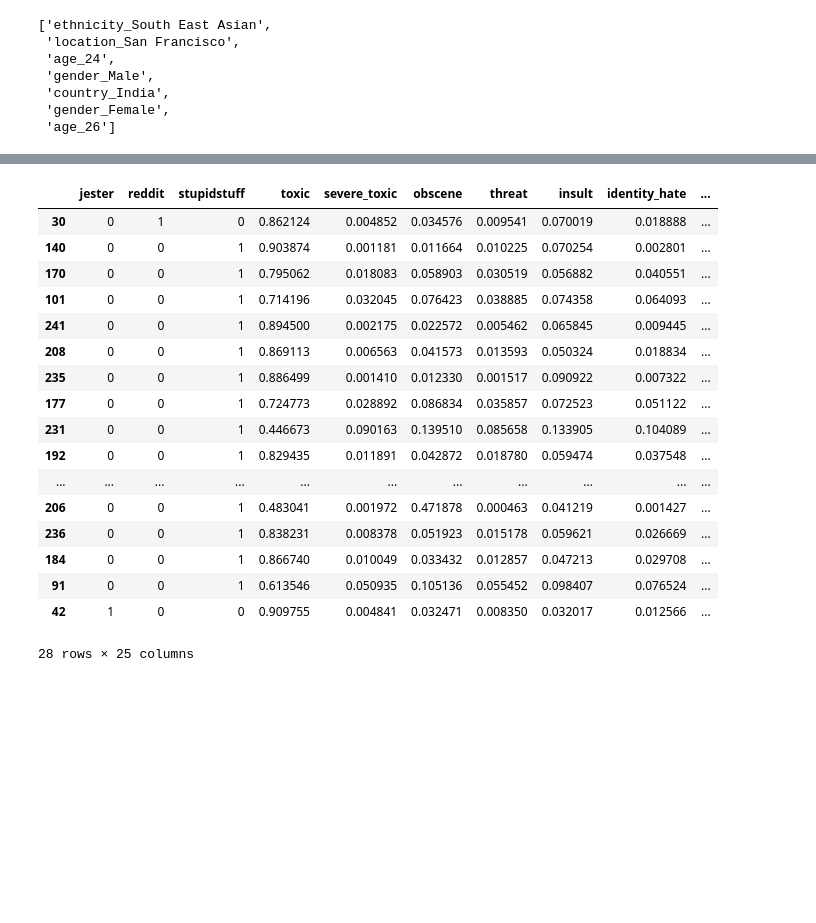
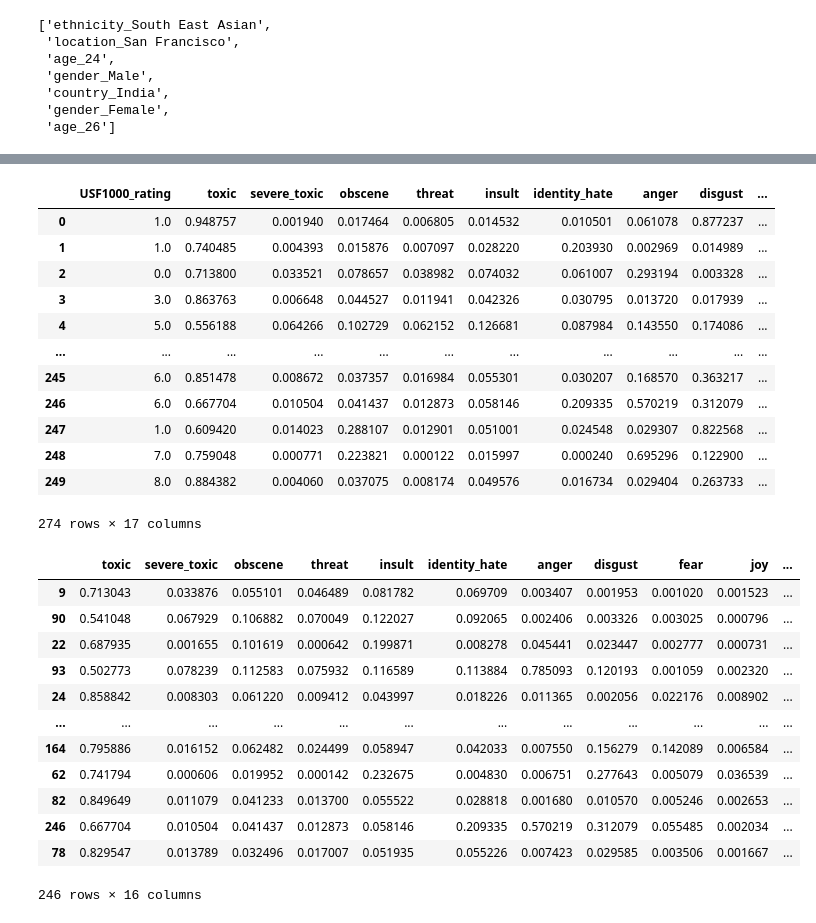
Before and after one commit to rishsanyal/comedian, a Jupyter notebook: final.ipynb, the cells around one changed output, grey strips where cells are left out. Drawn from its saved outputs; the diff is of its cells as text; code cells hidden in the pictures; blank space fills up the shorter version.

```diff
--- a/final.ipynb
+++ b/final.ipynb
@@ -870,31 +849,42 @@ sns.heatmap(jokes_df.corr(), annot=True)
+# %%
+jokes_df
+# %% [output]
+|  | USF1000_rating | toxic | severe_toxic | obscene | threat | insult | identity_hate | anger | disgust | ... |
+| 0 | 1.0 | 0.948757 | 0.001940 | 0.017464 | 0.006805 | 0.014532 | 0.010501 | 0.061078 | 0.877237 | ... |
+| 1 | 1.0 | 0.740485 | 0.004393 | 0.015876 | 0.007097 | 0.028220 | 0.203930 | 0.002969 | 0.014989 | ... |
+| 2 | 0.0 | 0.713800 | 0.033521 | 0.078657 | 0.038982 | 0.074032 | 0.061007 | 0.293194 | 0.003328 | ... |
+| 3 | 3.0 | 0.863763 | 0.006648 | 0.044527 | 0.011941 | 0.042326 | 0.030795 | 0.013720 | 0.017939 | ... |
+| 4 | 5.0 | 0.556188 | 0.064266 | 0.102729 | 0.062152 | 0.126681 | 0.087984 | 0.143550 | 0.174086 | ... |
+| ... | ... | ... | ... | ... | ... | ... | ... | ... | ... | ... |
+| 245 | 6.0 | 0.851478 | 0.008672 | 0.037357 | 0.016984 | 0.055301 | 0.030207 | 0.168570 | 0.363217 | ... |
+| 246 | 6.0 | 0.667704 | 0.010504 | 0.041437 | 0.012873 | 0.058146 | 0.209335 | 0.570219 | 0.312079 | ... |
+| 247 | 1.0 | 0.609420 | 0.014023 | 0.288107 | 0.012901 | 0.051001 | 0.024548 | 0.029307 | 0.822568 | ... |
+| 248 | 7.0 | 0.759048 | 0.000771 | 0.223821 | 0.000122 | 0.015997 | 0.000240 | 0.695296 | 0.122900 | ... |
+| 249 | 8.0 | 0.884382 | 0.004060 | 0.037075 | 0.008174 | 0.049576 | 0.016734 | 0.029404 | 0.263733 | ... |
+274 rows × 17 columns
 # %%
 from sklearn.model_selection import train_test_split
 
 label_df_buddy = jokes_df[target_user_traits['user_id'] + '_rating']
-jokes_df = jokes_df.drop([target_user_traits['user_id'] + '_rating', target_user_traits['user_id'] + '_rating'], axis=1)
+jokes_df = jokes_df.drop([target_user_traits['user_id'] + '_rating'], axis=1)
 
 X_train_buddy, X_test_buddy, y_train_buddy, y_test_buddy = train_test_split(jokes_df, label_df_buddy , test_size=0.1, random_state=42)
-# %%
-X_test_buddy
-# %% [output]
-|  | jester | reddit | stupidstuff | toxic | severe_toxic | obscene | threat | insult | identity_hate | ... |
-| 30 | 0 | 1 | 0 | 0.862124 | 0.004852 | 0.034576 | 0.009541 | 0.070019 | 0.018888 | ... |
-| 140 | 0 | 0 | 1 | 0.903874 | 0.001181 | 0.011664 | 0.010225 | 0.070254 | 0.002801 | ... |
-| 170 | 0 | 0 | 1 | 0.795062 | 0.018083 | 0.058903 | 0.030519 | 0.056882 | 0.040551 | ... |
-| 101 | 0 | 0 | 1 | 0.714196 | 0.032045 | 0.076423 | 0.038885 | 0.074358 | 0.064093 | ... |
-| 241 | 0 | 0 | 1 | 0.894500 | 0.002175 | 0.022572 | 0.005462 | 0.065845 | 0.009445 | ... |
-| 208 | 0 | 0 | 1 | 0.869113 | 0.006563 | 0.041573 | 0.013593 | 0.050324 | 0.018834 | ... |
-| 235 | 0 | 0 | 1 | 0.886499 | 0.001410 | 0.012330 | 0.001517 | 0.090922 | 0.007322 | ... |
-| 177 | 0 | 0 | 1 | 0.724773 | 0.028892 | 0.086834 | 0.035857 | 0.072523 | 0.051122 | ... |
-| 231 | 0 | 0 | 1 | 0.446673 | 0.090163 | 0.139510 | 0.085658 | 0.133905 | 0.104089 | ... |
-| 192 | 0 | 0 | 1 | 0.829435 | 0.011891 | 0.042872 | 0.018780 | 0.059474 | 0.037548 | ... |
-| ... | ... | ... | ... | ... | ... | ... | ... | ... | ... | ... |
-| 206 | 0 | 0 | 1 | 0.483041 | 0.001972 | 0.471878 | 0.000463 | 0.041219 | 0.001427 | ... |
-| 236 | 0 | 0 | 1 | 0.838231 | 0.008378 | 0.051923 | 0.015178 | 0.059621 | 0.026669 | ... |
-| 184 | 0 | 0 | 1 | 0.866740 | 0.010049 | 0.033432 | 0.012857 | 0.047213 | 0.029708 | ... |
-| 91 | 0 | 0 | 1 | 0.613546 | 0.050935 | 0.105136 | 0.055452 | 0.098407 | 0.076524 | ... |
-| 42 | 1 | 0 | 0 | 0.909755 | 0.004841 | 0.032471 | 0.008350 | 0.032017 | 0.012566 | ... |
-28 rows × 25 columns
+# %%
+X_train_buddy
+# %% [output]
+|  | toxic | severe_toxic | obscene | threat | insult | identity_hate | anger | disgust | fear | joy | ... |
+| 9 | 0.713043 | 0.033876 | 0.055101 | 0.046489 | 0.081782 | 0.069709 | 0.003407 | 0.001953 | 0.001020 | 0.001523 | ... |
+| 90 | 0.541048 | 0.067929 | 0.106882 | 0.070049 | 0.122027 | 0.092065 | 0.002406 | 0.003326 | 0.003025 | 0.000796 | ... |
+| 22 | 0.687935 | 0.001655 | 0.101619 | 0.000642 | 0.199871 | 0.008278 | 0.045441 | 0.023447 | 0.002777 | 0.000731 | ... |
+| 93 | 0.502773 | 0.078239 | 0.112583 | 0.075932 | 0.116589 | 0.113884 | 0.785093 | 0.120193 | 0.001059 | 0.002320 | ... |
+| 24 | 0.858842 | 0.008303 | 0.061220 | 0.009412 | 0.043997 | 0.018226 | 0.011365 | 0.002056 | 0.022176 | 0.008902 | ... |
+| ... | ... | ... | ... | ... | ... | ... | ... | ... | ... | ... | ... |
+| 164 | 0.795886 | 0.016152 | 0.062482 | 0.024499 | 0.058947 | 0.042033 | 0.007550 | 0.156279 | 0.142089 | 0.006584 | ... |
+| 62 | 0.741794 | 0.000606 | 0.019952 | 0.000142 | 0.232675 | 0.004830 | 0.006751 | 0.277643 | 0.005079 | 0.036539 | ... |
+| 82 | 0.849649 | 0.011079 | 0.041233 | 0.013700 | 0.055522 | 0.028818 | 0.001680 | 0.010570 | 0.005246 | 0.002653 | ... |
+| 246 | 0.667704 | 0.010504 | 0.041437 | 0.012873 | 0.058146 | 0.209335 | 0.570219 | 0.312079 | 0.055485 | 0.002034 | ... |
+| 78 | 0.829547 | 0.013789 | 0.032496 | 0.017007 | 0.051935 | 0.055226 | 0.007423 | 0.029585 | 0.003506 | 0.001667 | ... |
+246 rows × 16 columns
 # %%
 from sklearn.model_selection import GridSearchCV
 from sklearn.ensemble import RandomForestRegressor, RandomForestClassifier
```
Also changed, not shown: parts of 31 cells of this notebook, 2 other files.
